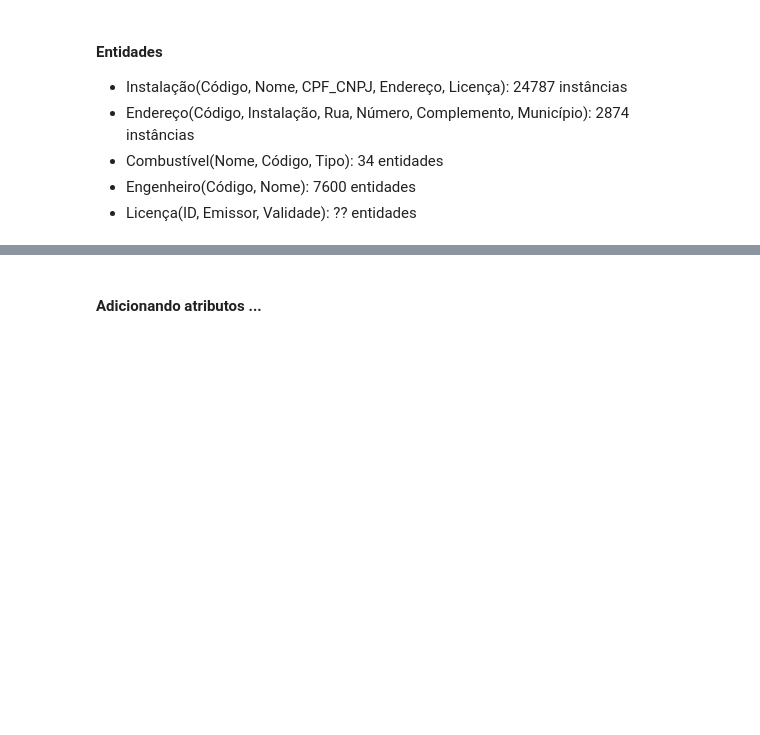
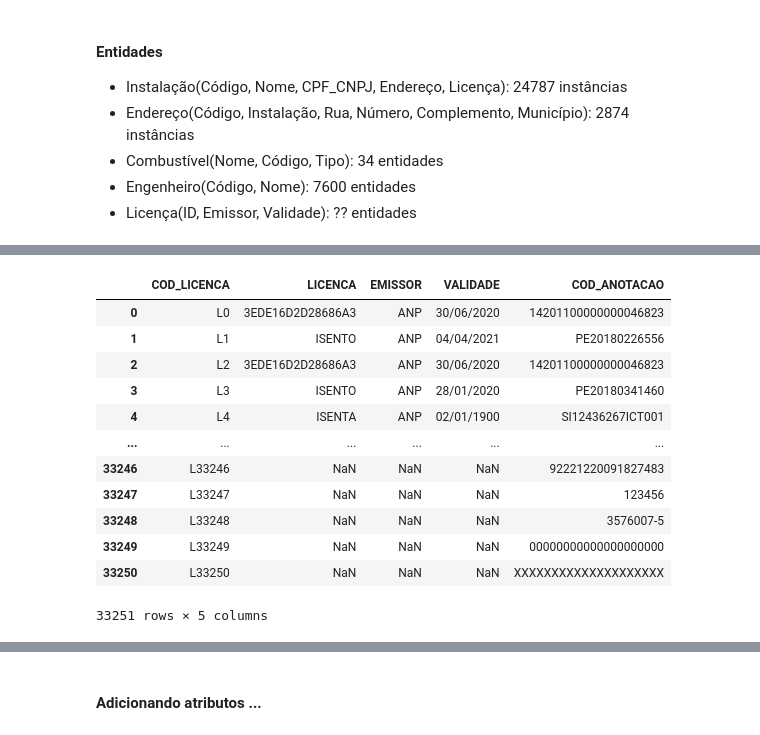
Before and after one commit to pedro-rausch/pontos_abastecimento_anp, a Jupyter notebook: TP2_IBD.ipynb, the cells around one changed output, grey strips where cells are left out. Cells and saved outputs as stored; diff of their text form; code cells hidden in the pictures; blank space fills up the shorter version.

```diff
--- a/TP2_IBD.ipynb
+++ b/TP2_IBD.ipynb
@@ -102,0 +126,19 @@ licenca.head()
+# %%
+# Licenca
+cols_licenca = ['COD_LICENCA', 'LICENCA', 'EMISSOR', 'VALIDADE', 'COD_ANOTACAO']
+licenca = df[cols_licenca]
+licenca
+# %% [output]
+|  | COD_LICENCA | LICENCA | EMISSOR | VALIDADE | COD_ANOTACAO |
+| 0 | L0 | 3EDE16D2D28686A3 | ANP | 30/06/2020 | 14201100000000046823 |
+| 1 | L1 | ISENTO | ANP | 04/04/2021 | PE20180226556 |
+| 2 | L2 | 3EDE16D2D28686A3 | ANP | 30/06/2020 | 14201100000000046823 |
+| 3 | L3 | ISENTO | ANP | 28/01/2020 | PE20180341460 |
+| 4 | L4 | ISENTA | ANP | 02/01/1900 | SI12436267ICT001 |
+| ... | ... | ... | ... | ... | ... |
+| 33246 | L33246 | NaN | NaN | NaN | 92221220091827483 |
+| 33247 | L33247 | NaN | NaN | NaN | 123456 |
+| 33248 | L33248 | NaN | NaN | NaN | 3576007-5 |
+| 33249 | L33249 | NaN | NaN | NaN | 00000000000000000000 |
+| 33250 | L33250 | NaN | NaN | NaN | XXXXXXXXXXXXXXXXXXXX |
+33251 rows × 5 columns
```
Also changed, not shown: parts of 18 cells of this notebook.
